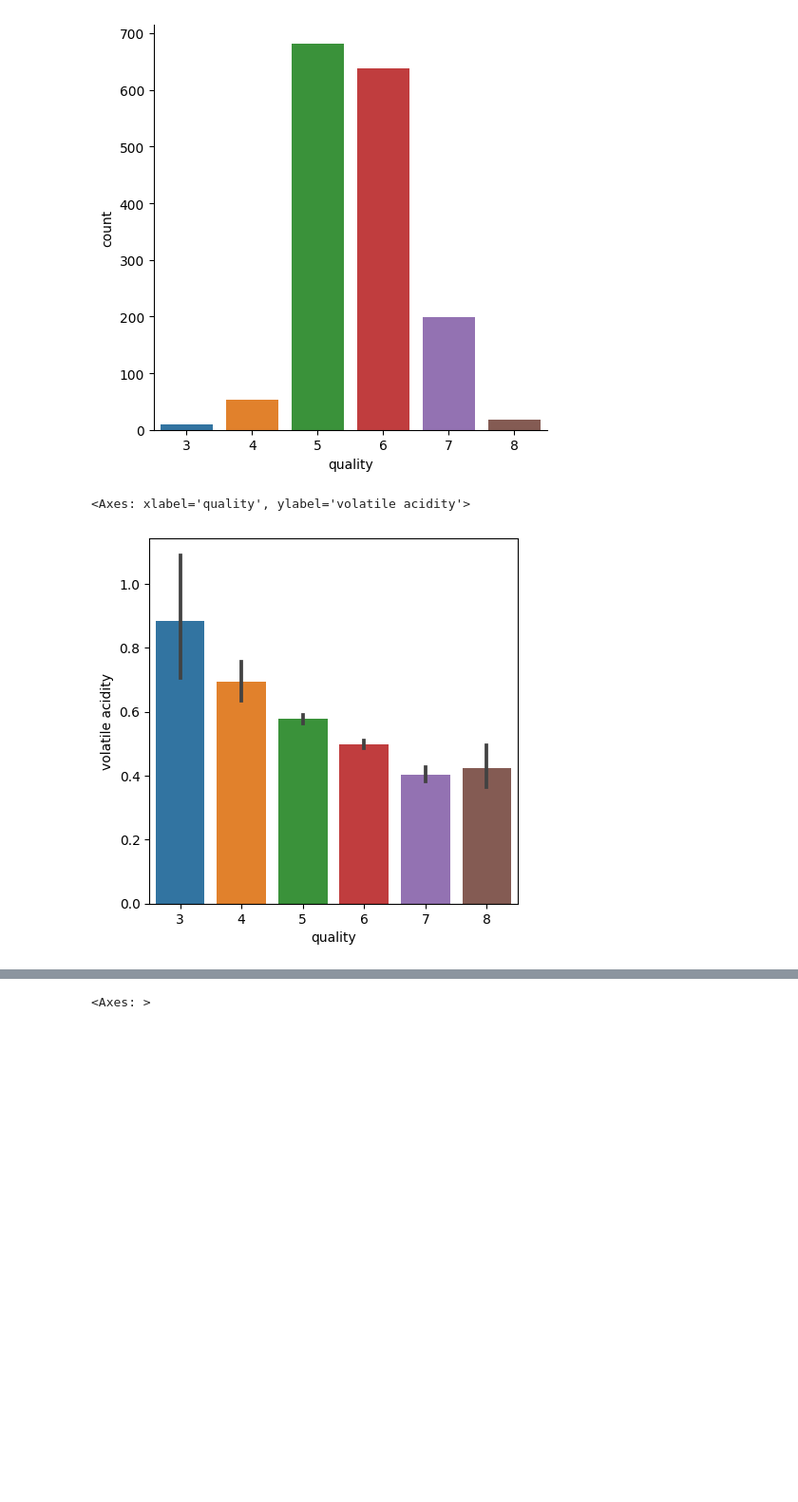
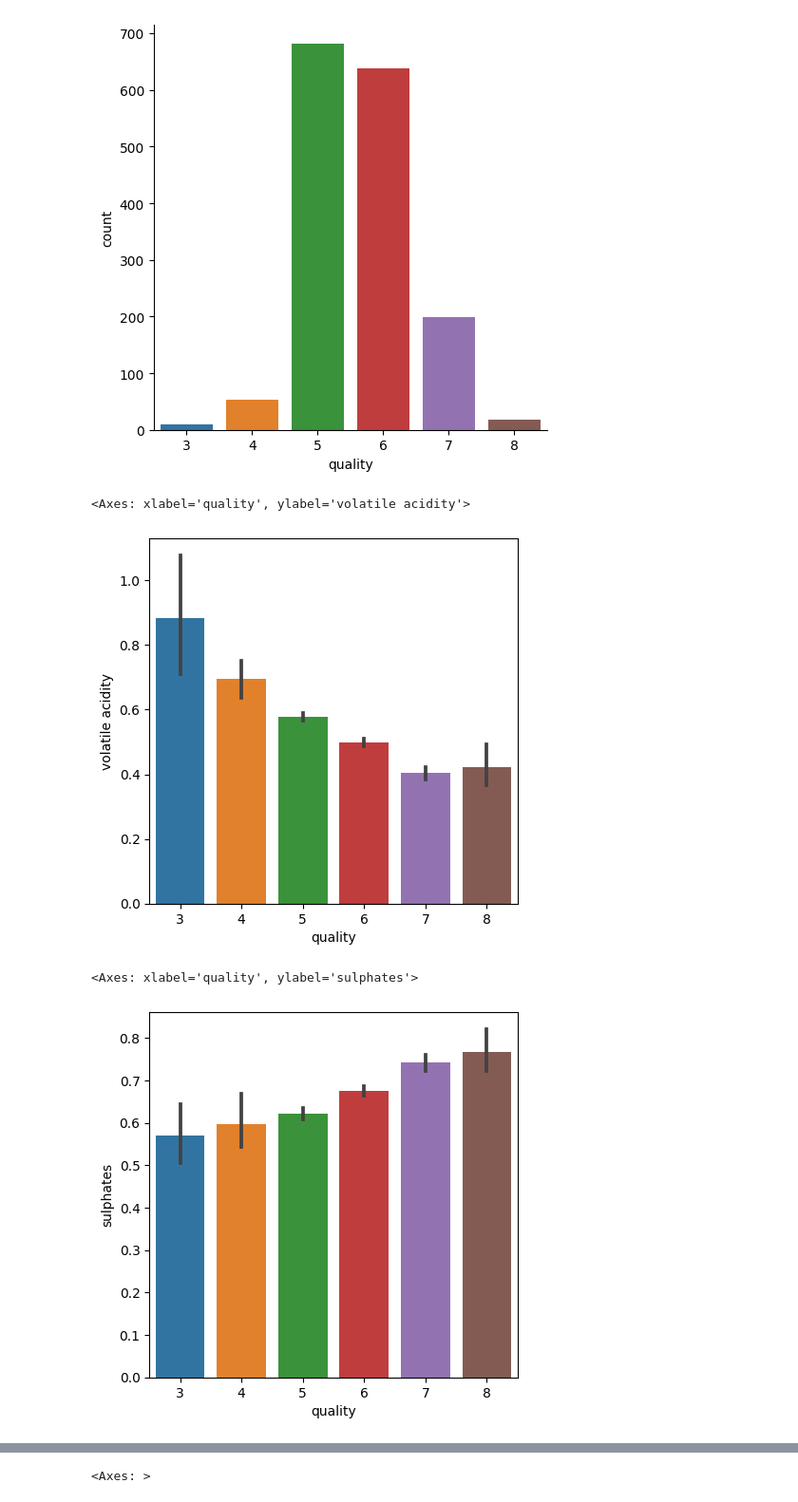
Before and after one commit to mburnside999/mb-lightning-out, a Jupyter notebook: Wines.ipynb, the cells around one changed output, grey strips where cells are left out. Shown at 95% size. Saved outputs shown, nothing was run; the diff lists cells and outputs as text; code cells hidden in the pictures; blank space fills up the shorter version.

```diff
--- a/Wines.ipynb
+++ b/Wines.ipynb
@@ -10,5 +12,6 @@ from sklearn.metrics import accuracy_score
 # %%
-wine_dataset = pd.read_csv('Wines.csv')
+wine_dataset = pd.read_csv('http://mb-python-getting-started-d56510de366e.herokuapp.com/static/Wines.csv')
+#wine_dataset = pd.read_csv('Wines.csv')
 # %%
 wine_dataset.shape
 # %% [output]
@@ -61,7 +84,14 @@ plot = plt.figure(figsize=(5,5))
 sns.barplot(x='quality', y = 'volatile acidity', data = wine_dataset)
 # %% [output]
 <Axes: xlabel='quality', ylabel='volatile acidity'>
-[figure, old version]
+[figure, new version]
+# %%
+# volatile acidity vs Quality
+plot = plt.figure(figsize=(5,5))
+sns.barplot(x='quality', y = 'sulphates', data = wine_dataset)
+# %% [output]
+<Axes: xlabel='quality', ylabel='sulphates'>
+[figure, added]
 # %%
 # citric acid vs Quality
 plot = plt.figure(figsize=(5,5))
```
Also changed, not shown: parts of 13 cells of this notebook, 9 other files.
